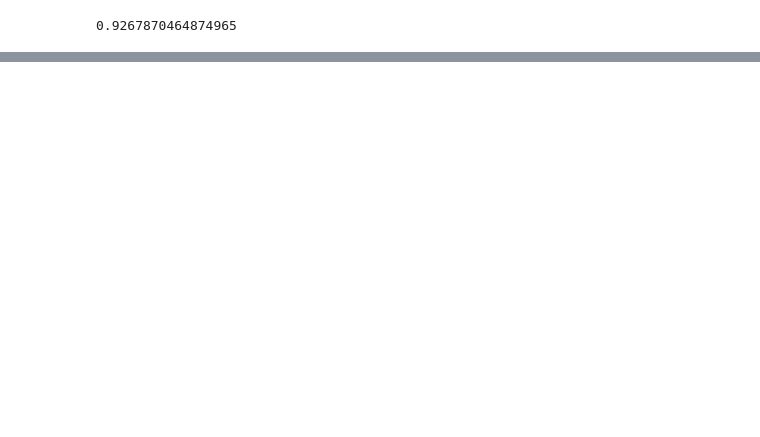
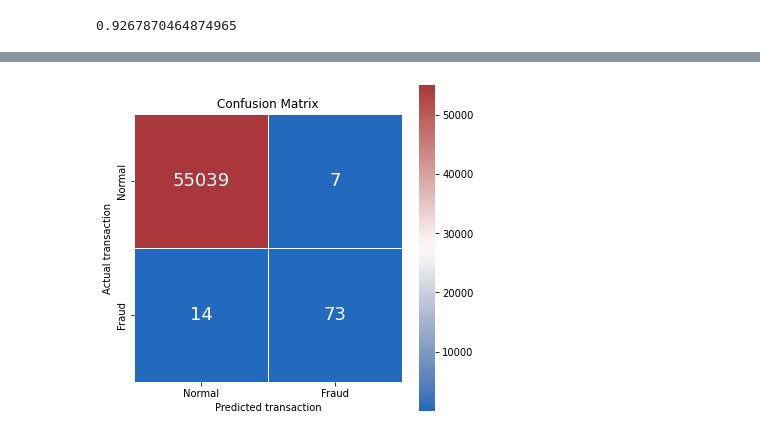
Before and after one commit to PHNPR/Credit-Card-Fraud-Detection, a Jupyter notebook: Credit Card Fraud NN.ipynb, the cells around one changed output, grey strips where cells are left out. Drawn from its saved outputs; the diff is of its cells as text; code cells hidden in the pictures; blank space fills up the shorter version.

```diff
--- a/Credit Card Fraud NN.ipynb
+++ b/Credit Card Fraud NN.ipynb
@@ -14,6 +15,29 @@ from tensorflow.keras.models import Sequential
 from tensorflow.keras.layers import Dense
 from tensorflow.keras.losses import BinaryCrossentropy
 from tensorflow.keras.optimizers import Adam
+# %%
+def prediction_maker(Y_hat,Y_test):
+    precision, recall, thresholds = precision_recall_curve(Y_test, Y_hat)
+    fscore = (2 * precision * recall) / (precision + recall)
+    ix = np.argmax(fscore)
+
+    Y_pred_new = []
+    for i in range(len(Y_hat)) :
+        if Y_hat[i] < thresholds[ix] :
+            Y_pred_new.append(0)
+        else :
+            Y_pred_new.append(1)
+
+    return Y_pred_new , thresholds[ix]
+# %%
+def confusion_matrix_plot(Y_test,y_pred):
+    plt.figure(figsize=(6,6))
+    data = confusion_matrix(Y_test,y_pred)
+    l = ['Normal','Fraud']
+    sns.heatmap(data,annot= True,annot_kws= {'size':18},fmt= 'd',linewidths= .5,cmap= 'vlag',square= True,xticklabels= l ,yticklabels= l)
+    plt.title('Confusion Matrix')
+    plt.ylabel('Actual transaction')
+    plt.xlabel('Predicted transaction')
 # %%
 # Reading the cleaned dataset into pandas dataframe
 data = pd.read_csv("C:/Users/HP/Downloads/ML/DataSets/ccf_cleaned_data.csv")
@@ -86,3 +110,6 @@ y_ = model.predict(X_test)
 # %%
 # Converting the output data to 1 and 0 based on threshold of 0.5
 y = tf.round(y_)
+# %%
+# Changing the threshold value of 0.5 to another suited value to obtain better results
+Y , threshold= prediction_maker(y_,Y_test)
@@ -111,0 +157,4 @@ Text(0.5, 62.15999999999998, 'Predicted transaction')
+# %%
+confusion_matrix_plot(Y_test,Y)
+# %% [output]
+[figure, added]
```
Also changed, not shown: parts of 12 cells of this notebook, 1 other file.
